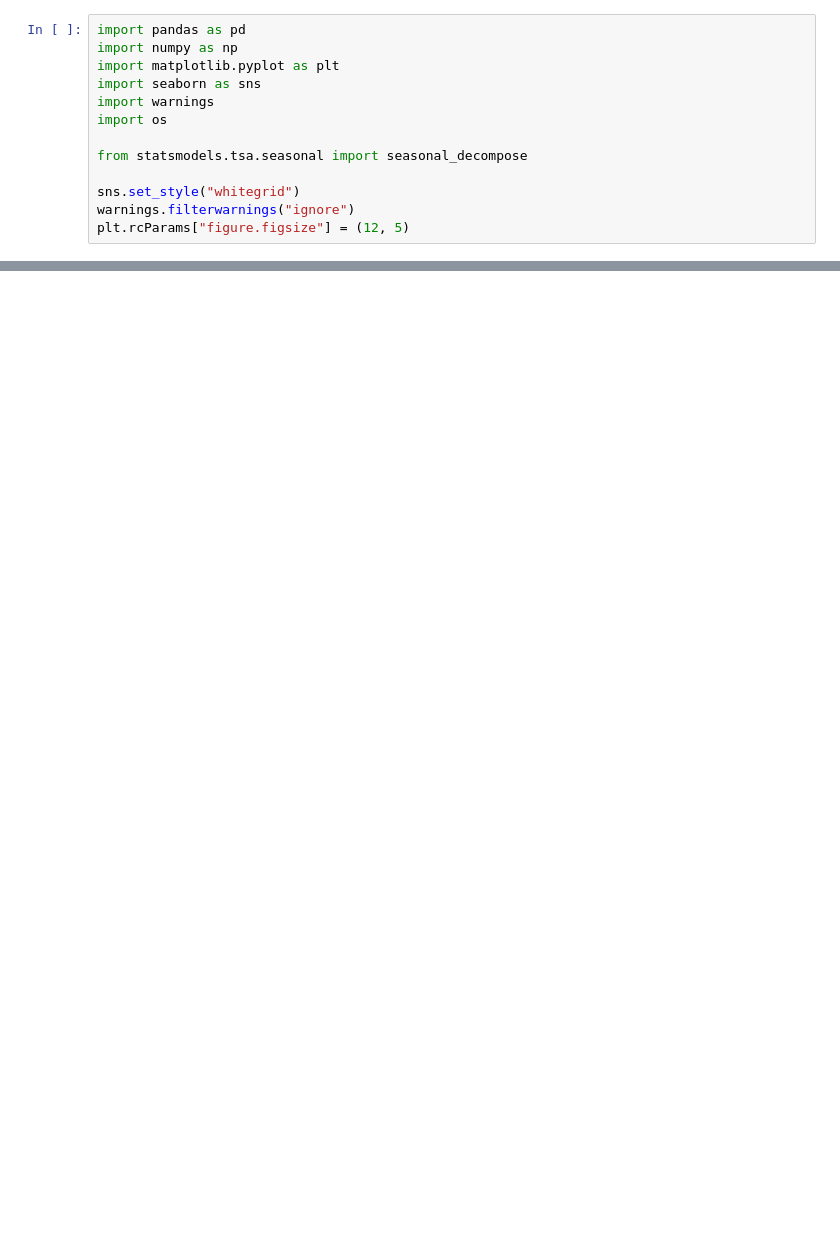
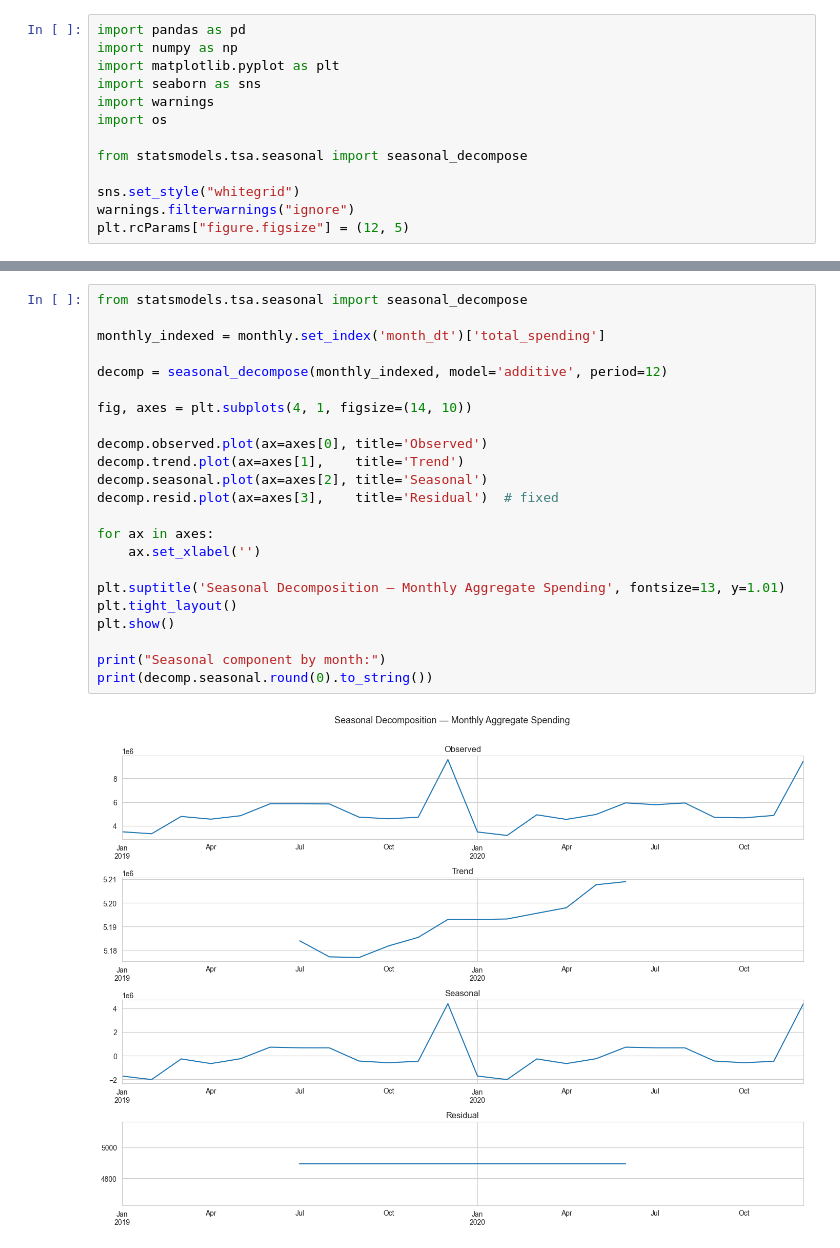
Before and after one commit to ZachSkiba/Inventory_Forecast, a Jupyter notebook: notebooks/01_eda.ipynb, the cells around one changed output, grey strips where cells are left out. Cells and saved outputs as stored; diff of their text form; blank space fills up the shorter version.

```diff
--- a/notebooks/01_eda.ipynb
+++ b/notebooks/01_eda.ipynb
@@ -139,0 +409,25 @@ plt.show()
+# %%
+from statsmodels.tsa.seasonal import seasonal_decompose
+
+monthly_indexed = monthly.set_index('month_dt')['total_spending']
+
+decomp = seasonal_decompose(monthly_indexed, model='additive', period=12)
+
+fig, axes = plt.subplots(4, 1, figsize=(14, 10))
+
+decomp.observed.plot(ax=axes[0], title='Observed')
+decomp.trend.plot(ax=axes[1],    title='Trend')
+decomp.seasonal.plot(ax=axes[2], title='Seasonal')
+decomp.resid.plot(ax=axes[3],    title='Residual')  # fixed
+
+for ax in axes:
+    ax.set_xlabel('')
+
+plt.suptitle('Seasonal Decomposition — Monthly Aggregate Spending', fontsize=13, y=1.01)
+plt.tight_layout()
+plt.show()
+
+print("Seasonal component by month:")
+print(decomp.seasonal.round(0).to_string())
+# %% [output]
+[figure, added]
```
Also changed, not shown: parts of 41 cells of this notebook, 3 other files.
